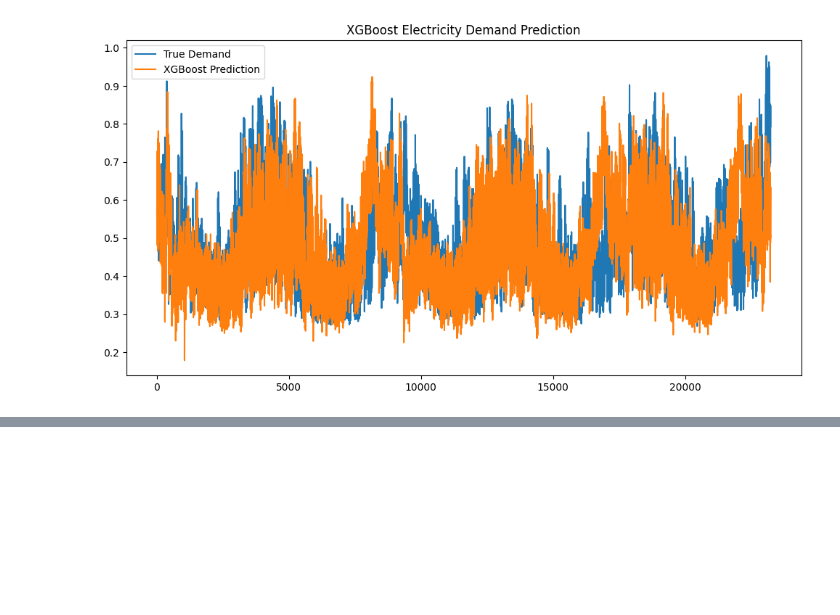
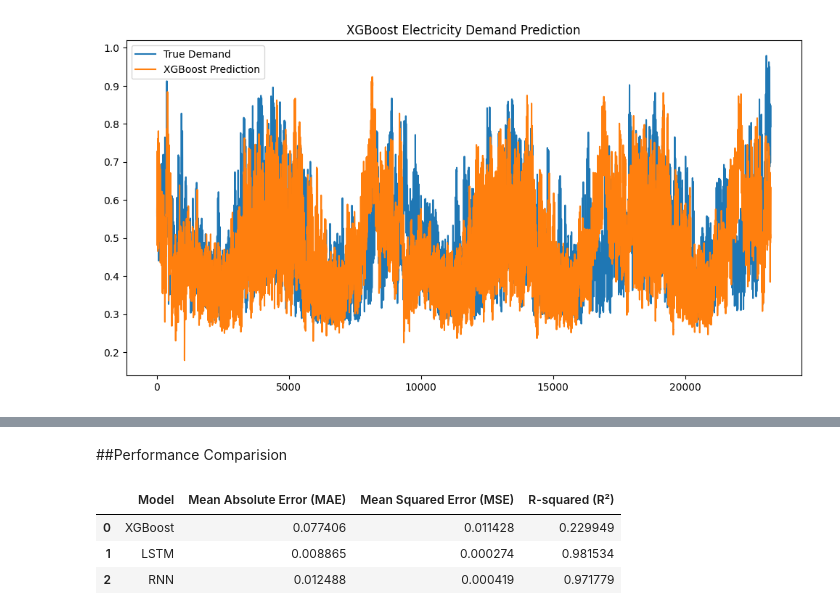
Before and after one commit to Sandeep-4469/ML_Project, a Jupyter notebook: ML_Project_TheMatrix.ipynb, the cells around one changed output, grey strips where cells are left out. Saved outputs shown, nothing was run; the diff lists cells and outputs as text; code cells hidden in the pictures; blank space fills up the shorter version.

Commit message:
Created RNN model and did performance comparison (MAE, MSE, R2_SCORE)

```diff
--- a/ML_Project_TheMatrix.ipynb
+++ b/ML_Project_TheMatrix.ipynb
@@ -251,0 +262,13 @@ Epoch 30/30
+# %%
+rnn_model = Sequential()
+rnn_model.add(SimpleRNN(40, activation='tanh', return_sequences=True, input_shape=(TIME_STEPS, X_train_seq.shape[2])))
+rnn_model.add(Dropout(0.2))
+rnn_model.add(SimpleRNN(40, activation='tanh', return_sequences=True))
+rnn_model.add(Dropout(0.2))
+rnn_model.add(SimpleRNN(40, activation='tanh'))
+rnn_model.add(Dropout(0.2))
+rnn_model.add(Dense(1))
+
+rnn_model.compile(optimizer='adam', loss='mean_squared_error')
+rnn_model.fit(X_train_seq, y_train_seq, epochs=10, batch_size=32, verbose=1)
+rnn_predictions = rnn_model.predict(X_test_seq)
@@ -251,0 +293,33 @@ Epoch 30/30
+# %% [markdown]
+##Performance Comparision
+# %%
+from sklearn.metrics import mean_absolute_error, mean_squared_error, r2_score
+y_pred_xgboost_flat = xgb_pred.flatten()
+y_pred_lstm_flat = lstm_predictions.flatten()
+y_pred_rnn_flat = rnn_predictions.flatten()
+metrics = {
+    'Model': ['XGBoost', 'LSTM', 'RNN'],
+    'Mean Absolute Error (MAE)': [
+        mean_absolute_error(y_test, xgb_pred),
+        mean_absolute_error(y_test_seq, y_pred_lstm_flat),
+        mean_absolute_error(y_test_seq, y_pred_rnn_flat)
+    ],
+    'Mean Squared Error (MSE)': [
+        mean_squared_error(y_test, xgb_pred),
+        mean_squared_error(y_test_seq, y_pred_lstm_flat),
+        mean_squared_error(y_test_seq, y_pred_rnn_flat)
+    ],
+    'R-squared (R²)': [
+        r2_score(y_test, xgb_pred),
+        r2_score(y_test_seq, y_pred_lstm_flat),
+        r2_score(y_test_seq, y_pred_rnn_flat)
+    ]
+}
+
+evaluation_metrics = pd.DataFrame(metrics)
+evaluation_metrics
+# %% [output]
+|  | Model | Mean Absolute Error (MAE) | Mean Squared Error (MSE) | R-squared (R²) |
+| 0 | XGBoost | 0.077406 | 0.011428 | 0.229949 |
+| 1 | LSTM | 0.008865 | 0.000274 | 0.981534 |
+| 2 | RNN | 0.012488 | 0.000419 | 0.971779 |
```
Also changed, not shown: parts of 7 cells of this notebook.
